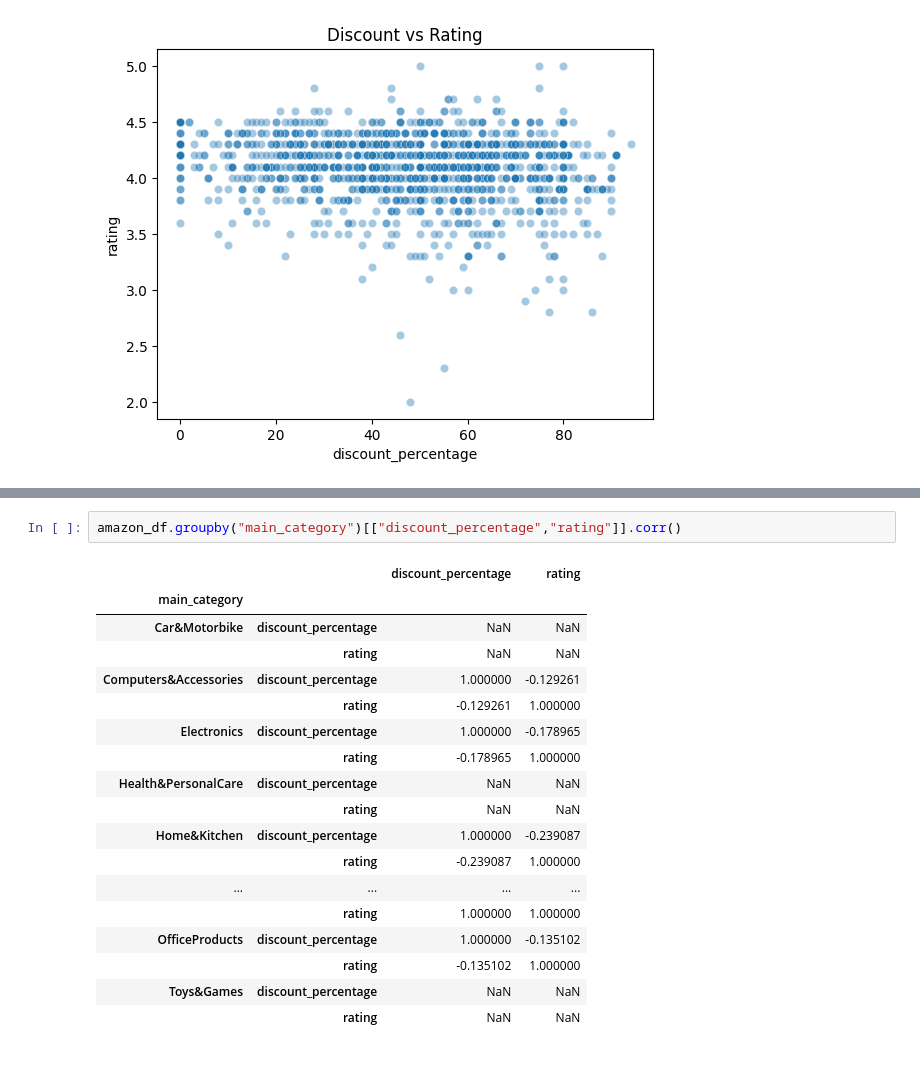
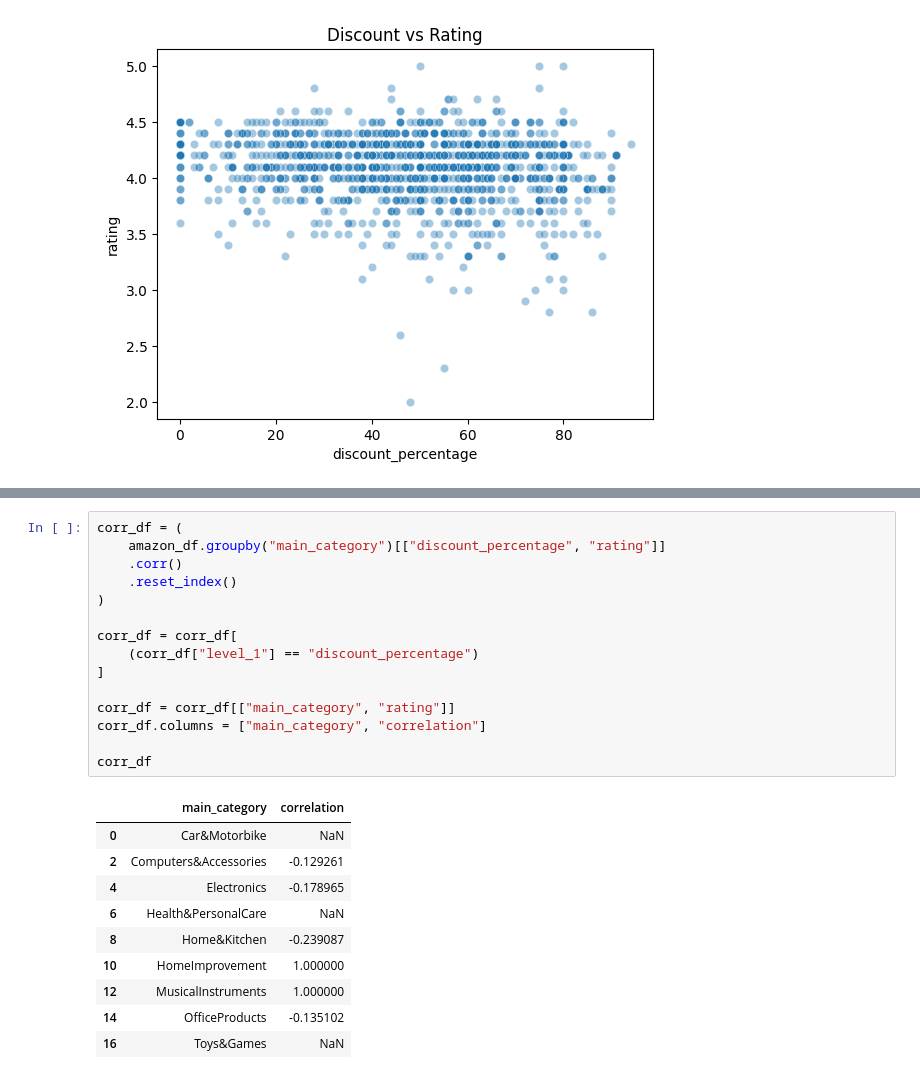
Before and after one commit to iamkaus/sales_analysis, a Jupyter notebook: notebooks/analysis.ipynb, the cells around one changed output, grey strips where cells are left out. Drawn from its saved outputs; the diff is of its cells as text.

Commit message:
plotted discount vs rating correlation by category

```diff
--- a/notebooks/analysis.ipynb
+++ b/notebooks/analysis.ipynb
@@ -321,21 +331,26 @@ plt.show()
 # %%
-amazon_df.groupby("main_category")[["discount_percentage","rating"]].corr()
+corr_df = (
+    amazon_df.groupby("main_category")[["discount_percentage", "rating"]]
+    .corr()
+    .reset_index()
+)
+
+corr_df = corr_df[
+    (corr_df["level_1"] == "discount_percentage")
+]
+
+corr_df = corr_df[["main_category", "rating"]]
+corr_df.columns = ["main_category", "correlation"]
+
+corr_df
 # %% [output]
-|  |  | discount_percentage | rating |
-| main_category |  |  |  |
-| Car&Motorbike | discount_percentage | NaN | NaN |
-|  | rating | NaN | NaN |
-| Computers&Accessories | discount_percentage | 1.000000 | -0.129261 |
-|  | rating | -0.129261 | 1.000000 |
-| Electronics | discount_percentage | 1.000000 | -0.178965 |
-|  | rating | -0.178965 | 1.000000 |
-| Health&PersonalCare | discount_percentage | NaN | NaN |
-|  | rating | NaN | NaN |
-| Home&Kitchen | discount_percentage | 1.000000 | -0.239087 |
-|  | rating | -0.239087 | 1.000000 |
-| ... | ... | ... | ... |
-|  | rating | 1.000000 | 1.000000 |
-| OfficeProducts | discount_percentage | 1.000000 | -0.135102 |
-|  | rating | -0.135102 | 1.000000 |
-| Toys&Games | discount_percentage | NaN | NaN |
-|  | rating | NaN | NaN |
+|  | main_category | correlation |
+| 0 | Car&Motorbike | NaN |
+| 2 | Computers&Accessories | -0.129261 |
+| 4 | Electronics | -0.178965 |
+| 6 | Health&PersonalCare | NaN |
+| 8 | Home&Kitchen | -0.239087 |
+| 10 | HomeImprovement | 1.000000 |
+| 12 | MusicalInstruments | 1.000000 |
+| 14 | OfficeProducts | -0.135102 |
+| 16 | Toys&Games | NaN |
```
Also changed, not shown: parts of 2 cells of this notebook.
